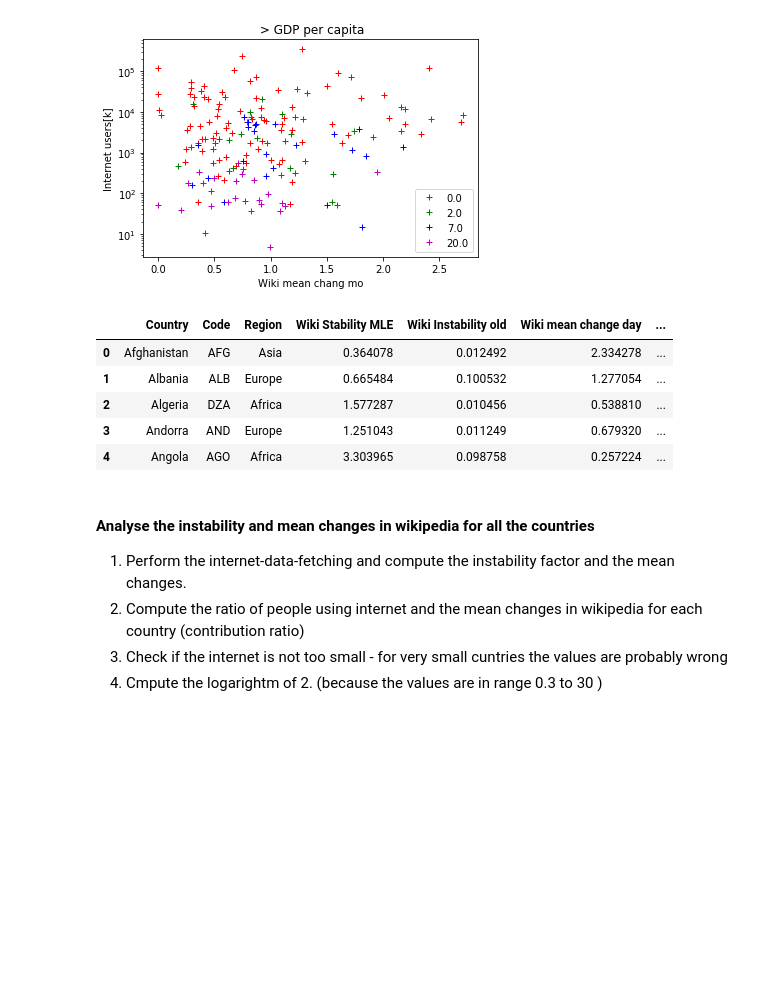
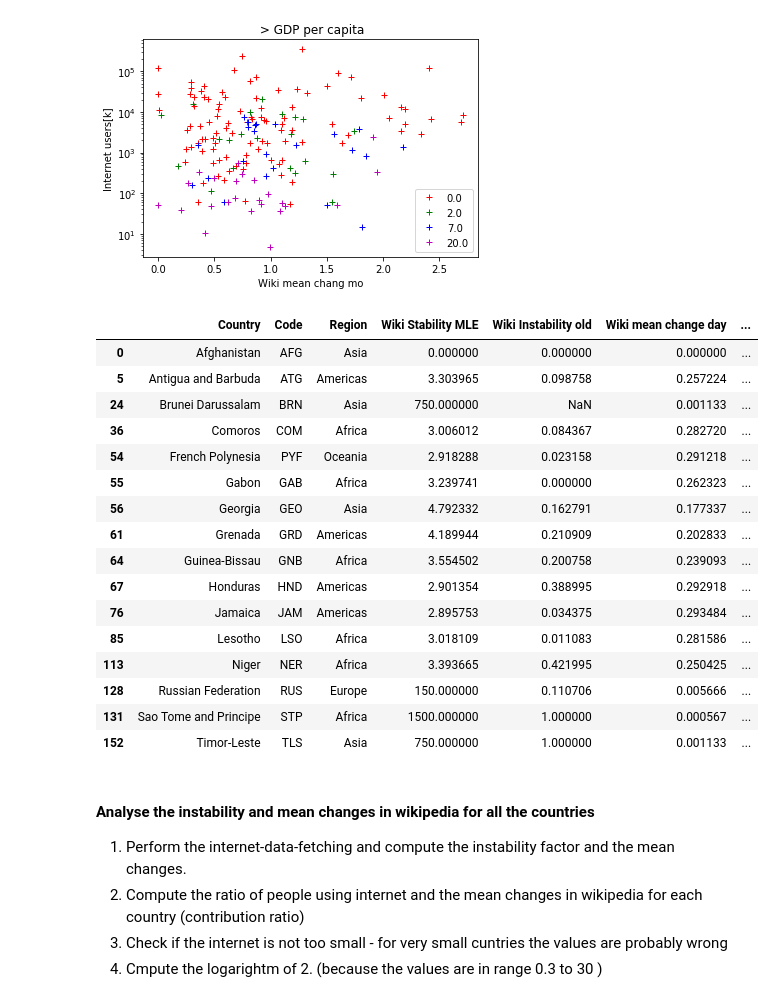
Before and after one commit to Amaumaury/ada-2017, a Jupyter notebook: project/Milestone2.ipynb, the cells around one changed output. Cells and saved outputs as stored; diff of their text form; code cells hidden in the pictures; blank space fills up the shorter version.

```diff
--- a/project/Milestone2.ipynb
+++ b/project/Milestone2.ipynb
@@ -381,14 +381,25 @@ plt.show()
 [figure]
 # %%
 countries_data = pd.read_pickle('countries_data.pckl')
-countries_data.head()
+countries_data[( countries_data['Wiki Stability MLE'] > 3.0) | ( countries_data['Wiki mean change day'] < 0.30) ]
 # %% [output]
 |  | Country | Code | Region | Wiki Stability MLE | Wiki Instability old | Wiki mean change day | ... |
-| 0 | Afghanistan | AFG | Asia | 0.364078 | 0.012492 | 2.334278 | ... |
-| 1 | Albania | ALB | Europe | 0.665484 | 0.100532 | 1.277054 | ... |
-| 2 | Algeria | DZA | Africa | 1.577287 | 0.010456 | 0.538810 | ... |
-| 3 | Andorra | AND | Europe | 1.251043 | 0.011249 | 0.679320 | ... |
-| 4 | Angola | AGO | Africa | 3.303965 | 0.098758 | 0.257224 | ... |
+| 0 | Afghanistan | AFG | Asia | 0.000000 | 0.000000 | 0.000000 | ... |
+| 5 | Antigua and Barbuda | ATG | Americas | 3.303965 | 0.098758 | 0.257224 | ... |
+| 24 | Brunei Darussalam | BRN | Asia | 750.000000 | NaN | 0.001133 | ... |
+| 36 | Comoros | COM | Africa | 3.006012 | 0.084367 | 0.282720 | ... |
+| 54 | French Polynesia | PYF | Oceania | 2.918288 | 0.023158 | 0.291218 | ... |
+| 55 | Gabon | GAB | Africa | 3.239741 | 0.000000 | 0.262323 | ... |
+| 56 | Georgia | GEO | Asia | 4.792332 | 0.162791 | 0.177337 | ... |
+| 61 | Grenada | GRD | Americas | 4.189944 | 0.210909 | 0.202833 | ... |
+| 64 | Guinea-Bissau | GNB | Africa | 3.554502 | 0.200758 | 0.239093 | ... |
+| 67 | Honduras | HND | Americas | 2.901354 | 0.388995 | 0.292918 | ... |
+| 76 | Jamaica | JAM | Americas | 2.895753 | 0.034375 | 0.293484 | ... |
+| 85 | Lesotho | LSO | Africa | 3.018109 | 0.011083 | 0.281586 | ... |
+| 113 | Niger | NER | Africa | 3.393665 | 0.421995 | 0.250425 | ... |
+| 128 | Russian Federation | RUS | Europe | 150.000000 | 0.110706 | 0.005666 | ... |
+| 131 | Sao Tome and Principe | STP | Africa | 1500.000000 | 1.000000 | 0.000567 | ... |
+| 152 | Timor-Leste | TLS | Asia | 750.000000 | 1.000000 | 0.001133 | ... |
 # %% [markdown]
 #### Analyse the instability and mean changes in wikipedia for all the countries
 1. Perform the internet-data-fetching and compute the instability factor and the mean changes.
```
Also changed, not shown: 1 other file.
